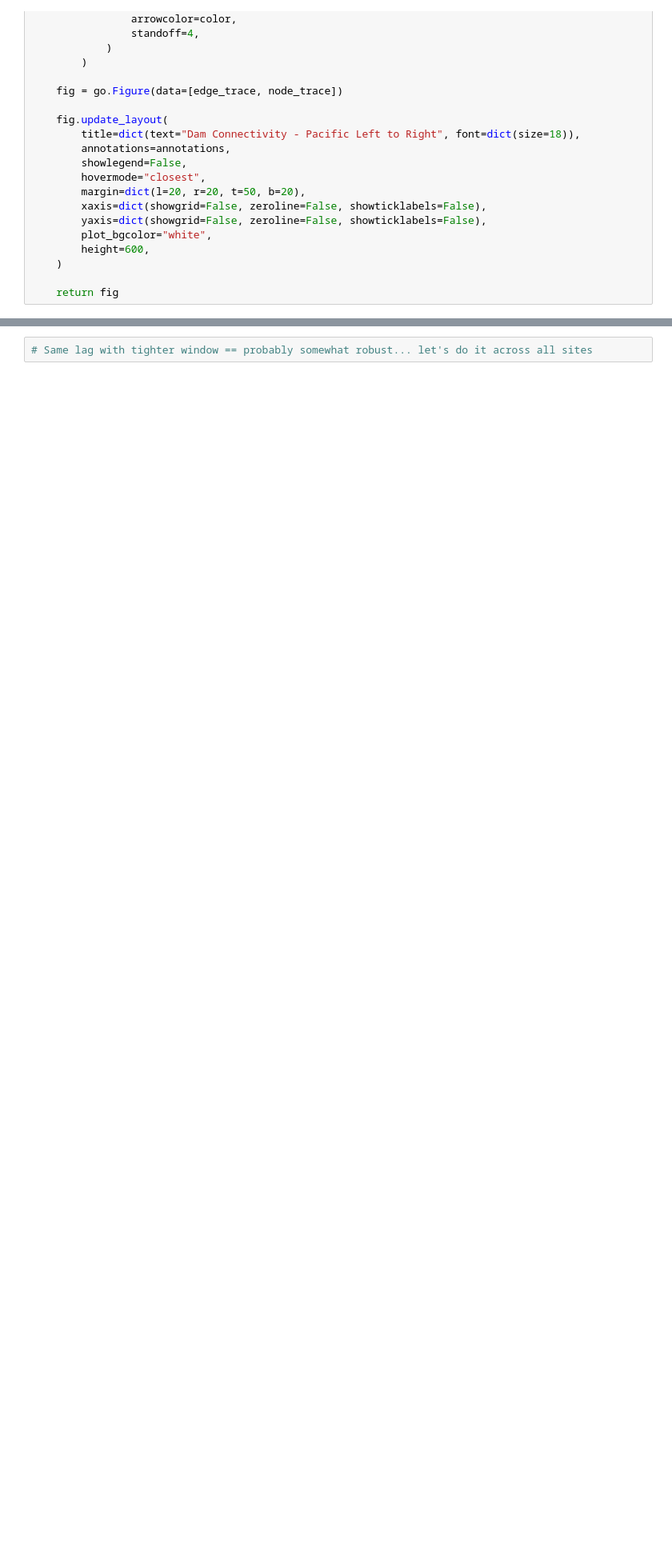
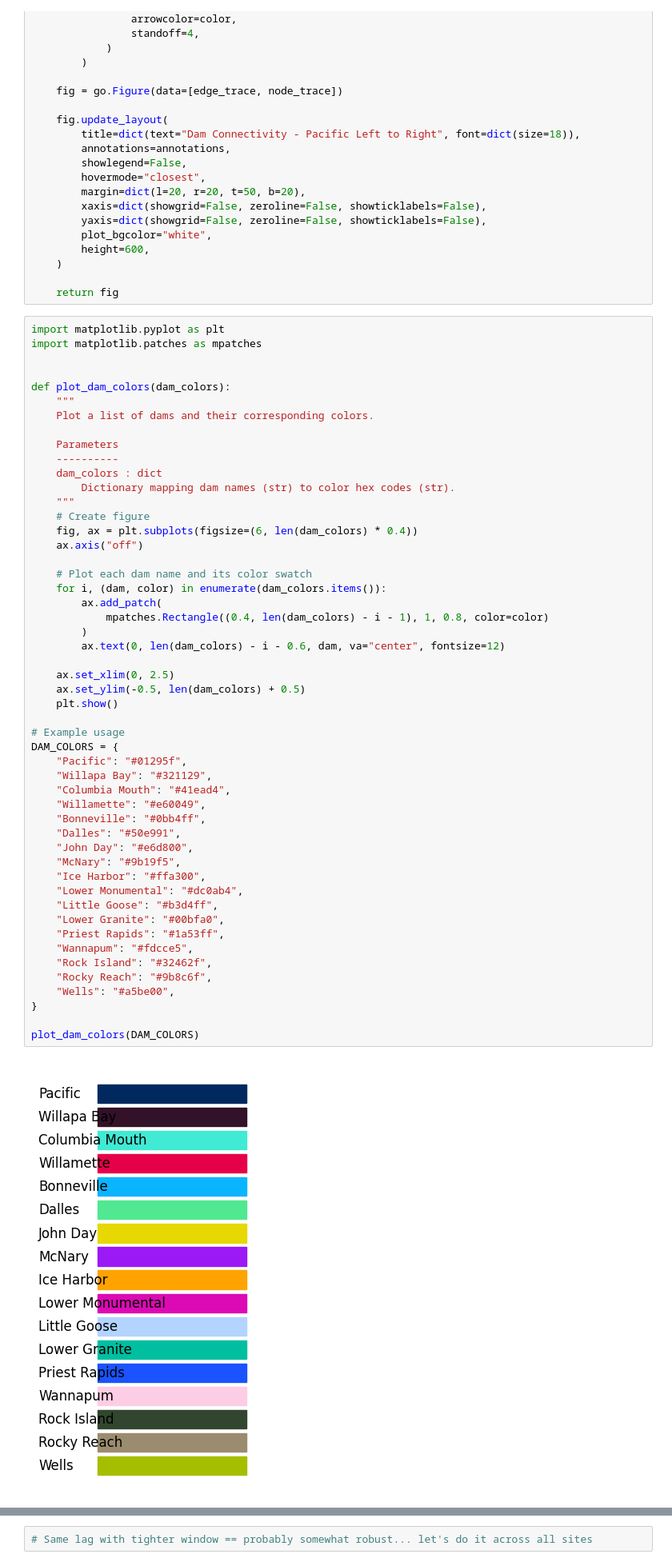
Before and after one commit to stevetylda/SalmonSignal, a Jupyter notebook: notebooks/02_columbia_dams.ipynb, the cells around one changed output, grey strips where cells are left out. Shown: that part at 80% size. Cells and saved outputs as stored; diff of their text form; blank space fills up the shorter version.

Commit message:
Push user input visualization methods

```diff
--- a/notebooks/02_columbia_dams.ipynb
+++ b/notebooks/02_columbia_dams.ipynb
@@ -514,6 +514,59 @@ def plot_digraph_rivers(dams, edges):
     )
 
     return fig
+# %%
+import matplotlib.pyplot as plt
+import matplotlib.patches as mpatches
+
+
+def plot_dam_colors(dam_colors):
+    """
+    Plot a list of dams and their corresponding colors.
+
+    Parameters
+    ----------
+    dam_colors : dict
+        Dictionary mapping dam names (str) to color hex codes (str).
+    """
+    # Create figure
+    fig, ax = plt.subplots(figsize=(6, len(dam_colors) * 0.4))
+    ax.axis("off")
+
+    # Plot each dam name and its color swatch
+    for i, (dam, color) in enumerate(dam_colors.items()):
+        ax.add_patch(
+            mpatches.Rectangle((0.4, len(dam_colors) - i - 1), 1, 0.8, color=color)
+        )
+        ax.text(0, len(dam_colors) - i - 0.6, dam, va="center", fontsize=12)
+
+    ax.set_xlim(0, 2.5)
+    ax.set_ylim(-0.5, len(dam_colors) + 0.5)
+    plt.show()
+
+# Example usage
+DAM_COLORS = {
+    "Pacific": "#01295f",
+    "Willapa Bay": "#321129",
+    "Columbia Mouth": "#41ead4",
+    "Willamette": "#e60049",
+    "Bonneville": "#0bb4ff",
+    "Dalles": "#50e991",
+    "John Day": "#e6d800",
+    "McNary": "#9b19f5",
+    "Ice Harbor": "#ffa300",
+    "Lower Monumental": "#dc0ab4",
+    "Little Goose": "#b3d4ff",
+    "Lower Granite": "#00bfa0",
+    "Priest Rapids": "#1a53ff",
+    "Wannapum": "#fdcce5",
+    "Rock Island": "#32462f",
+    "Rocky Reach": "#9b8c6f",
+    "Wells": "#a5be00",
+}
+
+plot_dam_colors(DAM_COLORS)
+# %% [output]
+[figure, added]
 # %%
 # Dams and edges
 dams = [
```
Also changed, not shown: 4 other files.
